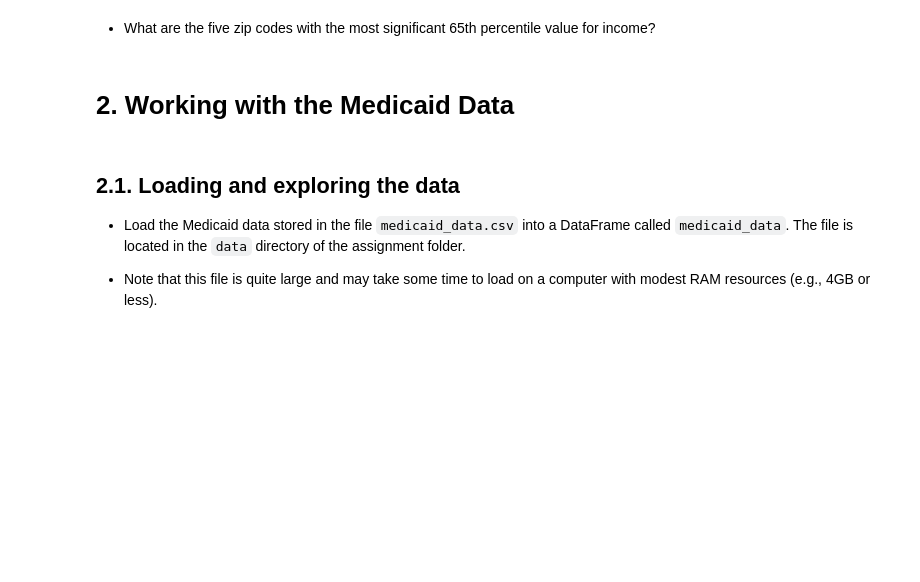
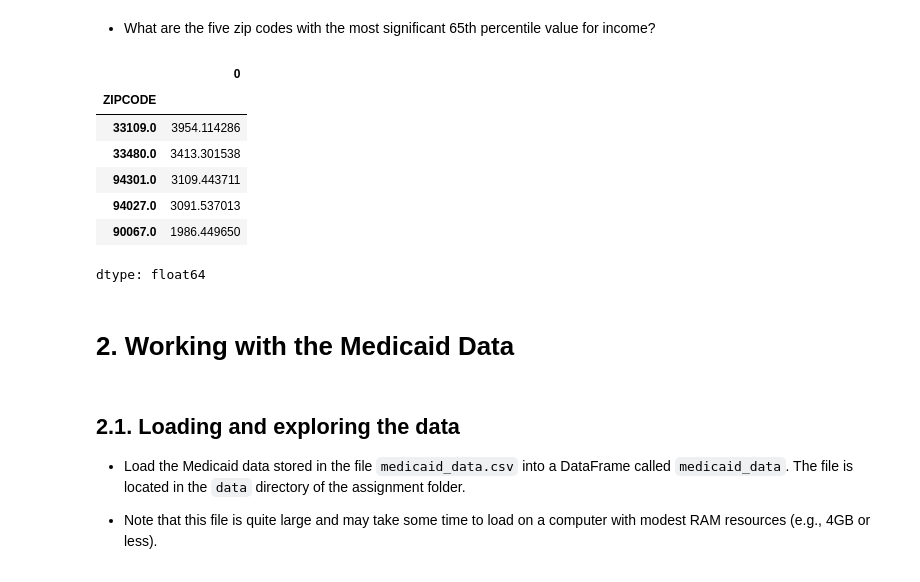
Before and after one commit to LionelRoxas/Medication_Cost_Per_State, a Jupyter notebook: ICS434_Notebook_1.ipynb, the cells around one changed output. Saved outputs shown, nothing was run; the diff lists cells and outputs as text; code cells hidden in the pictures; blank space fills up the shorter version.

```diff
--- a/ICS434_Notebook_1.ipynb
+++ b/ICS434_Notebook_1.ipynb
@@ -143,3 +158,6 @@ STATEFIPS    STATE    ZIPCODE    AGI_STUB    N1    MARS1    MARS2    MARS4    PR
 * This operation is useful for standardizing column names and avoid guessing whether the column header was in upper case, lower case, or a mix of both.
 # %%
 ## WRITE YOUR CODE HERE
+
+tax_data.columns = tax_data.columns.str.upper()
+print(tax_data.columns)
@@ -203,6 +252,8 @@ assert(type(nb_invalid_zip) == int)
   - Your answer can only use `DataFrame` or `Series` methods or properties.
 # %%
 ## WRITE YOUR CODE HERE
+
+tax_data_valid_zip = tax_data[tax_data['ZIPCODE'] != 0]
 # %% [markdown]
 * Run the line below to confirm that the operation worked as expected.
 
@@ -226,3 +282,6 @@ assert((tax_data_valid_zip.shape[0] + nb_invalid_zip) == tax_data.shape[0])
   * Call the new `DataFrame` `tax_data_valid_zip_cleaned`.
 # %%
 ## WRITE YOUR CODE HERE
+
+tax_data_valid_zip_cleaned = tax_data_valid_zip.dropna()
+print(tax_data_valid_zip_cleaned)
@@ -270,0 +346,5 @@ ZIPCODE
+# %%
+## WRITE YOUR CODE HERE
+
+zip_rev_all = tax_data_valid_zip_cleaned.groupby('ZIPCODE').apply(compute_percentile_zip, percentile=0.65).sort_values(ascending=False)
+print(zip_rev_all)
@@ -272,6 +366,17 @@ ZIPCODE
 - What are the five zip codes with the most significant 65th percentile value for income?
 # %%
 ## WRITE YOUR CODE HERE
+
+zip_rev_all.head(5)
+# %% [output]
+|  | 0 |
+| ZIPCODE |  |
+| 33109.0 | 3954.114286 |
+| 33480.0 | 3413.301538 |
+| 94301.0 | 3109.443711 |
+| 94027.0 | 3091.537013 |
+| 90067.0 | 1986.449650 |
+dtype: float64
 # %% [markdown]
 # 2. Working with the Medicaid Data
 # %% [markdown]
```
Also changed, not shown: parts of 22 cells of this notebook.
